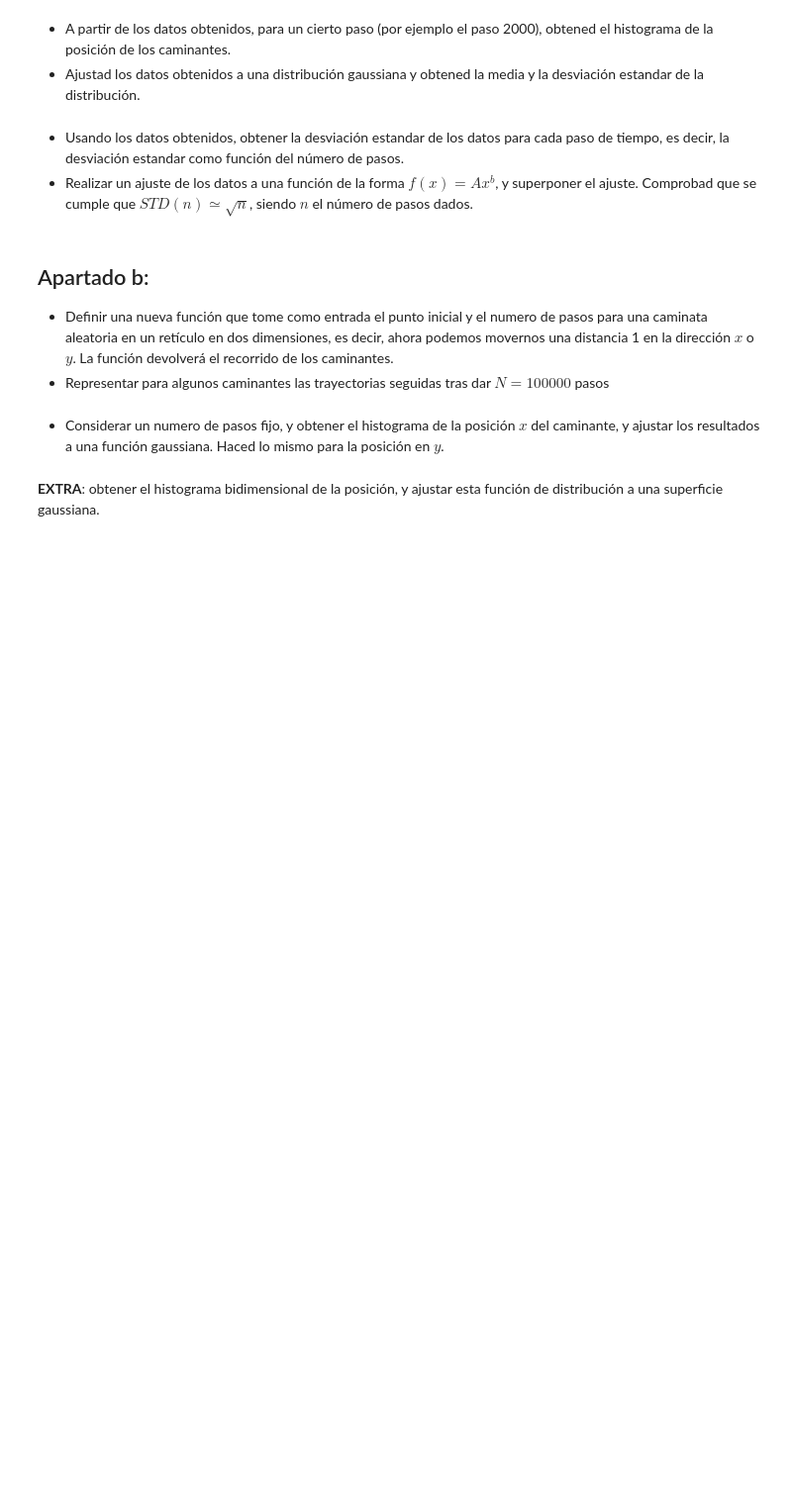
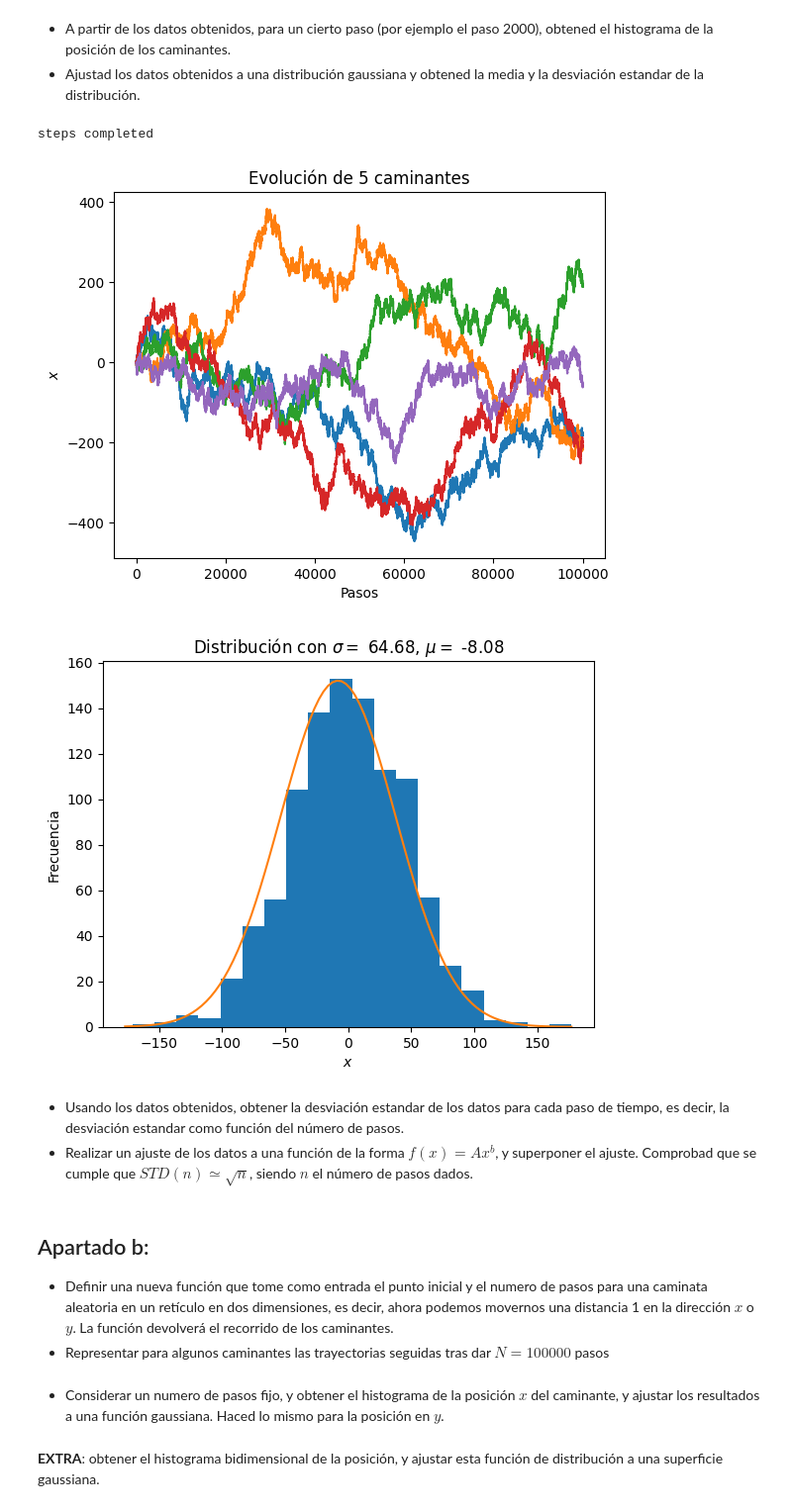
Before and after one commit to guillediaaazz/fiscomp-practices, a Jupyter notebook: P3/Reset_RW-enunciados.ipynb, the cells around one changed output. Shown: that part at 99% size. Drawn from its saved outputs; the diff is of its cells as text; code cells hidden in the pictures; blank space fills up the shorter version.

```diff
--- a/P3/Reset_RW-enunciados.ipynb
+++ b/P3/Reset_RW-enunciados.ipynb
@@ -24,6 +55,36 @@
 # %% [markdown]
 - A partir de los datos obtenidos, para un cierto paso (por ejemplo el paso 2000), obtened el histograma de la posición de los caminantes.
 - Ajustad los datos obtenidos a una distribución gaussiana y obtened la media y la desviación estandar de la distribución.
+# %%
+def stepsGaussian(x, std, mean, amplitude):
+    val = ((x-mean) / std)**2
+    return exp(-val)*amplitude
+
+
+def fitGaussian(moves: ndarray, step: int, bins: int = 20) -> tuple[float, float, float]:
+    ydata, xdata = histogram(moves[:,step-1], bins)
+    initGuess = (step**0.5, 0, 140) # muy importante para asegurar la estabilidad de la solución ajustada
+    std, mean, amplitude = fit(stepsGaussian, xdata[0:xdata.size-1], ydata, initGuess)[0][:]
+    return std, mean, amplitude, xdata, ydata
+
+def histSteps(moves: ndarray, step: int, bins: int = 20):
+    std, mean, amplitude, xdata, ydata = fitGaussian(moves, step, bins)
+    lim = abs(xdata).max()
+    x = linspace(-lim,lim,100)
+    hist(moves[:,step-1], bins)
+    plot(x, stepsGaussian(x, std, mean, amplitude))
+    xlabel('$x$')
+    ylabel('Frecuencia')
+    title(f'Distribución con $\sigma =$ {round(std,2)}, $\mu =$ {round(mean,2)}')
+    show()
+# %%
+moves = randomWalk1D(people, steps)
+plotWalk(moves)
+histSteps(moves, 2000)
+# %% [output]
+steps completed
+[figure, added]
+[figure, added]
 # %% [markdown]
 - Usando los datos obtenidos, obtener la desviación estandar de los datos para cada paso de tiempo, es decir, la desviación estandar como función del número de pasos.
 - Realizar un ajuste de los datos a una función de la forma $f(x)=Ax^b$, y superponer el ajuste. Comprobad que se cumple que $STD(n)\simeq \sqrt{n}$, siendo $n$ el número de pasos dados.
```
Also changed, not shown: parts of 4 cells of this notebook.
